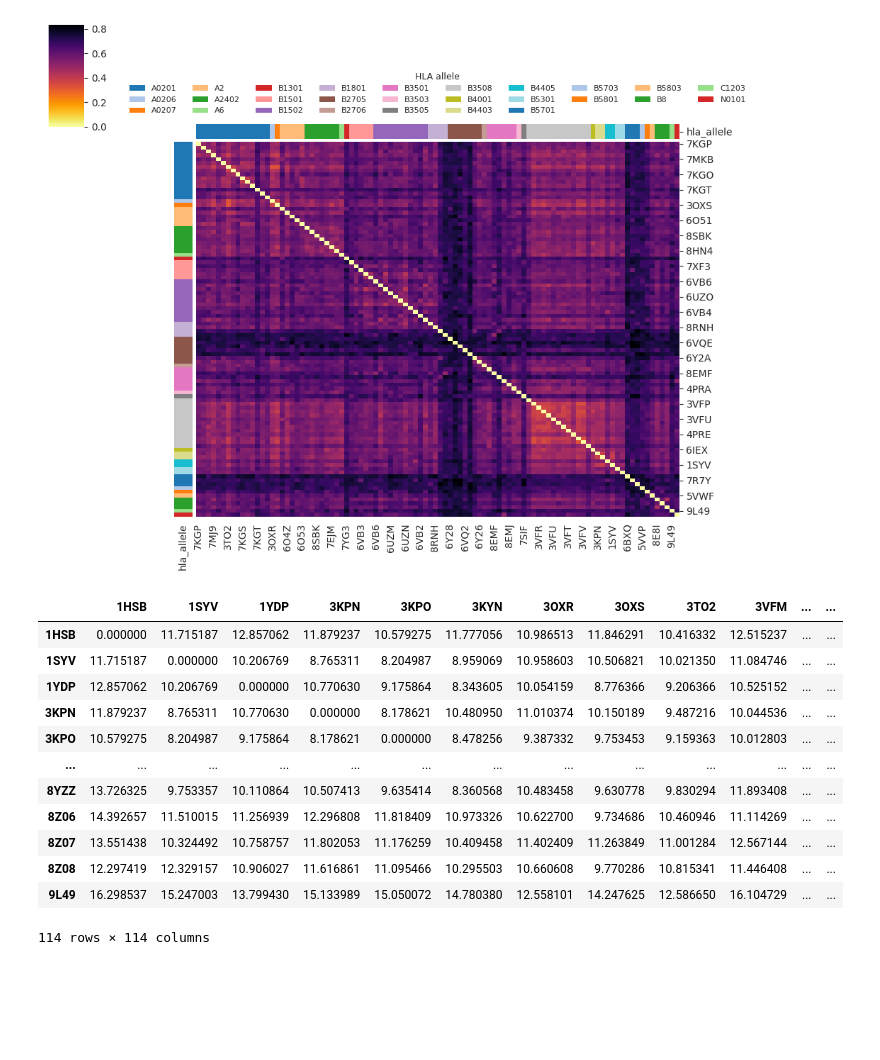
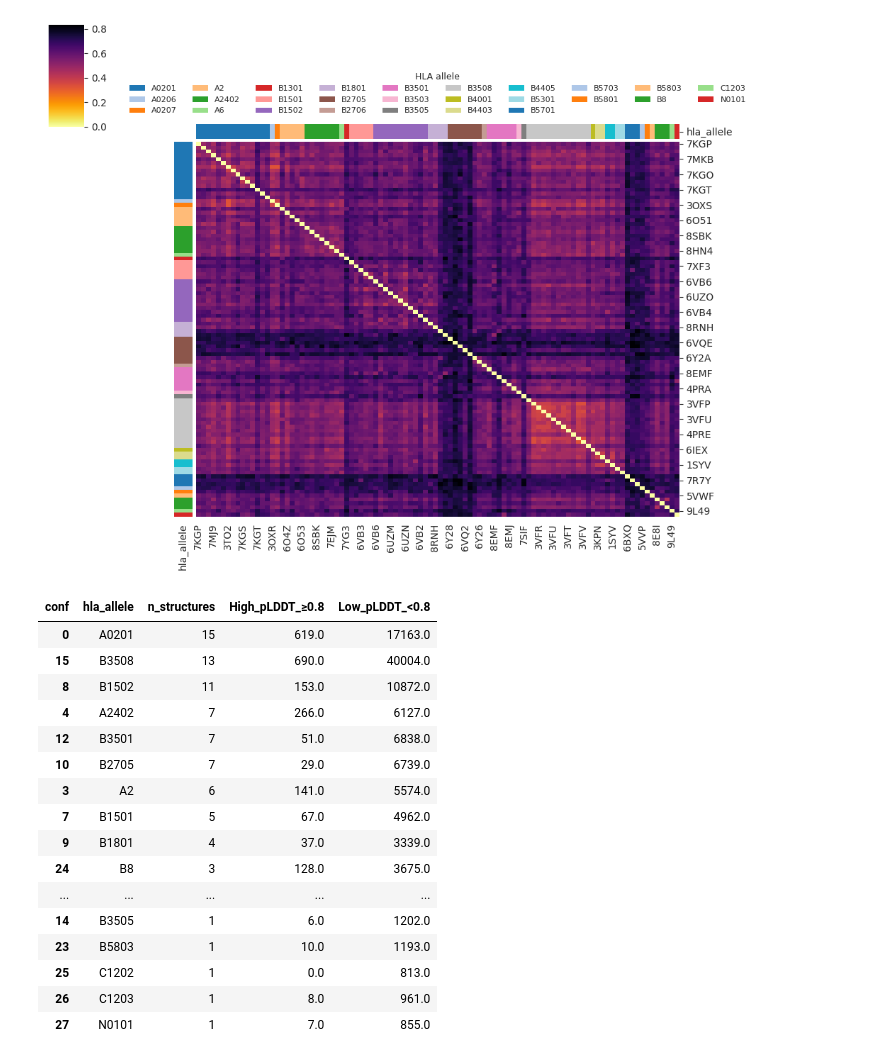
Before and after one commit to sermare/ESMCBA, a Jupyter notebook: jupyter_notebooks/rdfiffusion/RFD_eval.ipynb, the cells around one changed output. Drawn from its saved outputs; the diff is of its cells as text; code cells hidden in the pictures; blank space fills up the shorter version.

```diff
--- a/jupyter_notebooks/rdfiffusion/RFD_eval.ipynb
+++ b/jupyter_notebooks/rdfiffusion/RFD_eval.ipynb
@@ -1515,19 +1634,62 @@ plt.savefig(output_path, bbox_inches='tight')
 plt.show()
 # %% [output]
 [figure]
-# %%
-pwm_l1
-# %% [output]
-|  | 1HSB | 1SYV | 1YDP | 3KPN | 3KPO | 3KYN | 3OXR | 3OXS | 3TO2 | 3VFM | ... | ... |
-| 1HSB | 0.000000 | 11.715187 | 12.857062 | 11.879237 | 10.579275 | 11.777056 | 10.986513 | 11.846291 | 10.416332 | 12.515237 | ... | ... |
-| 1SYV | 11.715187 | 0.000000 | 10.206769 | 8.765311 | 8.204987 | 8.959069 | 10.958603 | 10.506821 | 10.021350 | 11.084746 | ... | ... |
-| 1YDP | 12.857062 | 10.206769 | 0.000000 | 10.770630 | 9.175864 | 8.343605 | 10.054159 | 8.776366 | 9.206366 | 10.525152 | ... | ... |
-| 3KPN | 11.879237 | 8.765311 | 10.770630 | 0.000000 | 8.178621 | 10.480950 | 11.010374 | 10.150189 | 9.487216 | 10.044536 | ... | ... |
-| 3KPO | 10.579275 | 8.204987 | 9.175864 | 8.178621 | 0.000000 | 8.478256 | 9.387332 | 9.753453 | 9.159363 | 10.012803 | ... | ... |
-| ... | ... | ... | ... | ... | ... | ... | ... | ... | ... | ... | ... | ... |
-| 8YZZ | 13.726325 | 9.753357 | 10.110864 | 10.507413 | 9.635414 | 8.360568 | 10.483458 | 9.630778 | 9.830294 | 11.893408 | ... | ... |
-| 8Z06 | 14.392657 | 11.510015 | 11.256939 | 12.296808 | 11.818409 | 10.973326 | 10.622700 | 9.734686 | 10.460946 | 11.114269 | ... | ... |
-| 8Z07 | 13.551438 | 10.324492 | 10.758757 | 11.802053 | 11.176259 | 10.409458 | 11.402409 | 11.263849 | 11.001284 | 12.567144 | ... | ... |
-| 8Z08 | 12.297419 | 12.329157 | 10.906027 | 11.616861 | 11.095466 | 10.295503 | 10.660608 | 9.770286 | 10.815341 | 11.446408 | ... | ... |
-| 9L49 | 16.298537 | 15.247003 | 13.799430 | 15.133989 | 15.050072 | 14.780380 | 12.558101 | 14.247625 | 12.586650 | 16.104729 | ... | ... |
-114 rows × 114 columns
+# %%
+from scipy.spatial.distance import jensenshannon
+from Bio import pairwise2                         # Biopython local-align for unequal lengths
+
+# -----------------------------------------------------------------------------------
+# Part A – counts per allele / pLDDT tier
+# -----------------------------------------------------------------------------------
+# 1. mark confidence tier (your tmp DataFrame)
+tmp = (
+    results_meta
+      .drop_duplicates(subset=['epitope', 'PDB'])
+      .assign(conf=lambda d: np.where(d['plddt'] >= 0.8,
+                                      'High_pLDDT_≥0.8', 'Low_pLDDT_<0.8'))
+)
+
+# 2. peptide counts per allele + tier
+epi_counts = (tmp.groupby(['hla_allele', 'conf'])
+                   .size().reset_index(name='n_epitopes'))
+
+# 3. number of distinct PDBs per allele
+struct_counts = (tmp.groupby('hla_allele')['PDB']
+                     .nunique()
+                     .reset_index()
+                     .rename(columns={'PDB': 'n_structures'}))
+
+# 4. merge & pivot into final summary table
+allele_summary = (struct_counts
+                  .merge(epi_counts, on='hla_allele', how='left')
+                  .pivot_table(index=['hla_allele', 'n_structures'],
+                               columns='conf',
+                               values='n_epitopes',
+                               fill_value=0)
+                  .reset_index()
+                  .sort_values('n_structures', ascending=False))
+
+# 5. save & show
+# out_csv = '/global/scratch/users/sergiomar10/ESMCBA/analysis/allele_summary.csv'
+# allele_summary.to_csv(out_csv, index=False)
+# display(allele_summary.head())
+# %%
+allele_summary
+# %% [output]
+| conf | hla_allele | n_structures | High_pLDDT_≥0.8 | Low_pLDDT_<0.8 |
+| 0 | A0201 | 15 | 619.0 | 17163.0 |
+| 15 | B3508 | 13 | 690.0 | 40004.0 |
+| 8 | B1502 | 11 | 153.0 | 10872.0 |
+| 4 | A2402 | 7 | 266.0 | 6127.0 |
+| 12 | B3501 | 7 | 51.0 | 6838.0 |
+| 10 | B2705 | 7 | 29.0 | 6739.0 |
+| 3 | A2 | 6 | 141.0 | 5574.0 |
+| 7 | B1501 | 5 | 67.0 | 4962.0 |
+| 9 | B1801 | 4 | 37.0 | 3339.0 |
+| 24 | B8 | 3 | 128.0 | 3675.0 |
+| ... | ... | ... | ... | ... |
+| 14 | B3505 | 1 | 6.0 | 1202.0 |
+| 23 | B5803 | 1 | 10.0 | 1193.0 |
+| 25 | C1202 | 1 | 0.0 | 813.0 |
+| 26 | C1203 | 1 | 8.0 | 961.0 |
+| 27 | N0101 | 1 | 7.0 | 855.0 |
```
Also changed, not shown: parts of 9 cells of this notebook, 22 other files.
